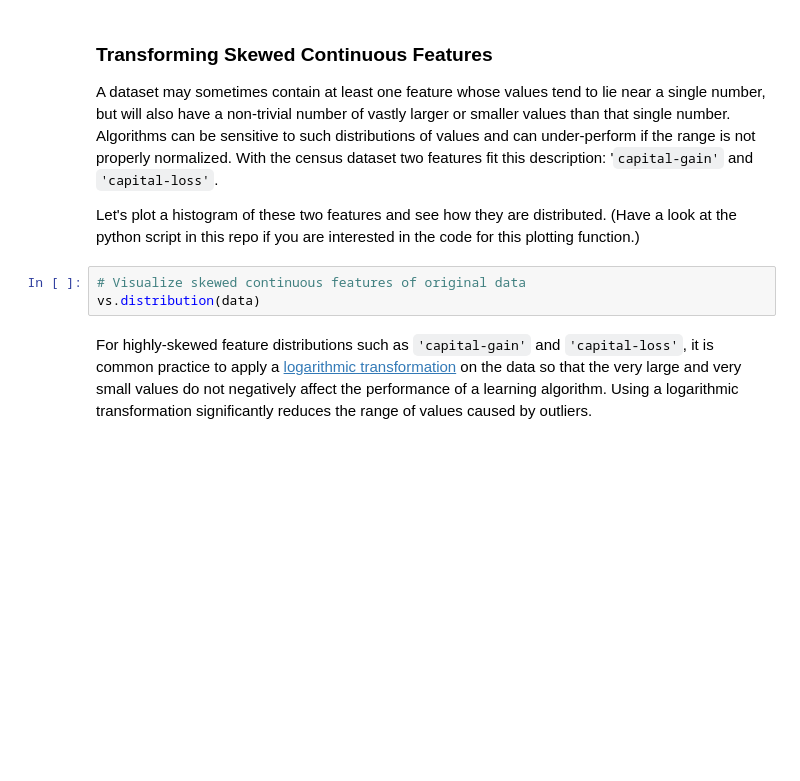
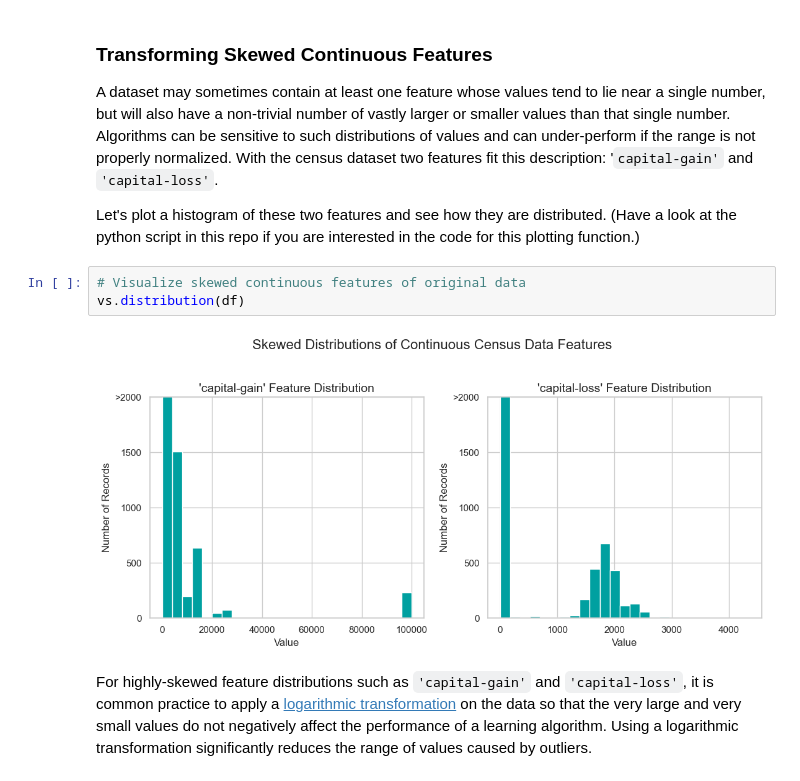
Before and after one commit to sarathisisme/ensemble_methods, a Jupyter notebook: 3_Comparison_Classification_Algorithms_Exercise.ipynb, the cells around one changed output. Drawn from its saved outputs; the diff is of its cells as text; blank space fills up the shorter version.

```diff
--- a/3_Comparison_Classification_Algorithms_Exercise.ipynb
+++ b/3_Comparison_Classification_Algorithms_Exercise.ipynb
@@ -86,7 +167,9 @@ A dataset may sometimes contain at least one feature whose values tend to lie ne
 Let's plot a histogram of these two features and see how they are distributed. (Have a look at the python script in this repo if you are interested in the code for this plotting function.)
 # %%
 # Visualize skewed continuous features of original data
-vs.distribution(data)
+vs.distribution(df)
+# %% [output]
+[figure, added]
 # %% [markdown]
 For highly-skewed feature distributions such as `'capital-gain'` and `'capital-loss'`, it is common practice to apply a <a href="https://en.wikipedia.org/wiki/Data_transformation_(statistics)">logarithmic transformation</a> on the data so that the very large and very small values do not negatively affect the performance of a learning algorithm. Using a logarithmic transformation significantly reduces the range of values caused by outliers.
 # %%
```
Also changed, not shown: parts of 37 cells of this notebook, 3 other files.
